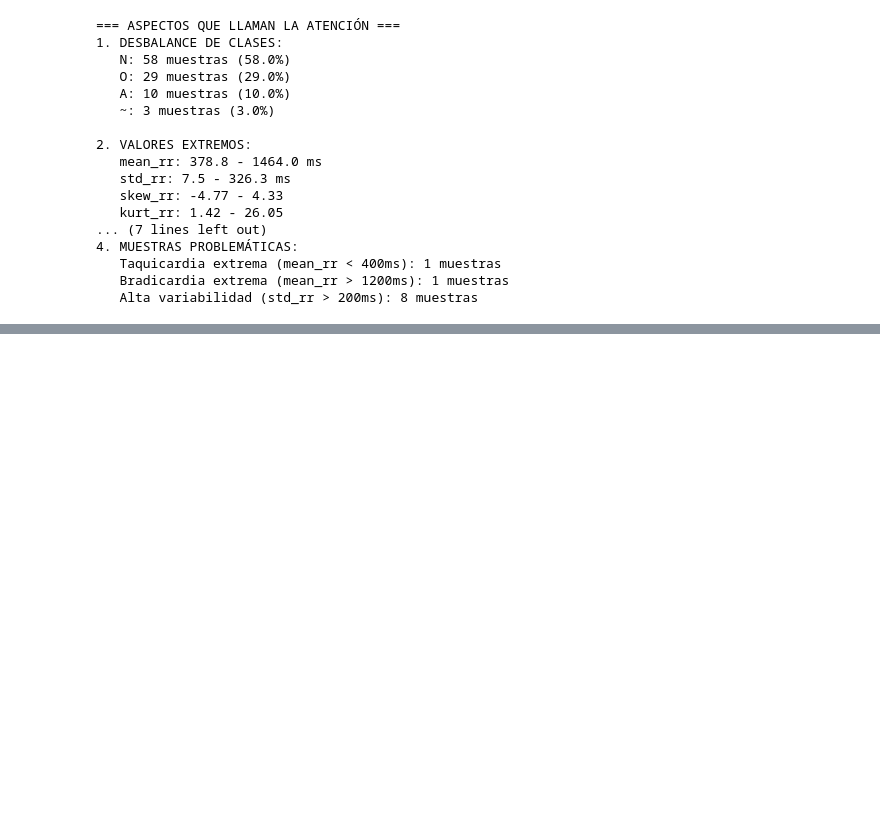
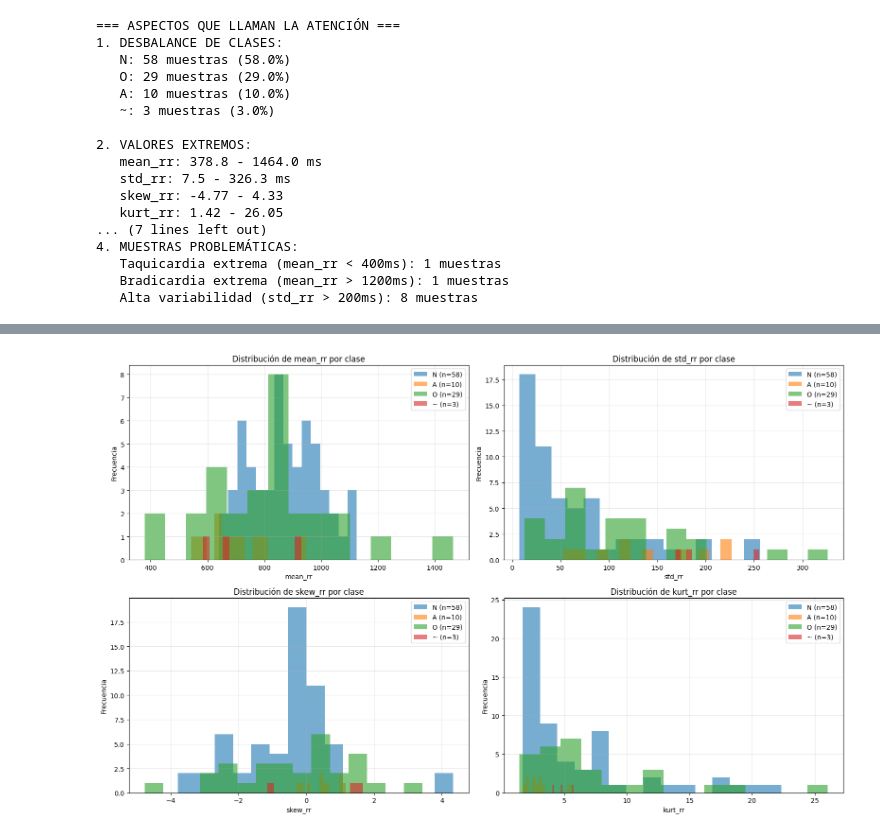
Before and after one commit to vynzk/proyectoML, a Jupyter notebook: Semana_1_Exploracion.ipynb, the cells around one changed output, grey strips where cells are left out. Saved outputs shown, nothing was run; the diff lists cells and outputs as text; code cells hidden in the pictures; blank space fills up the shorter version.

Commit message:
analisis detallas de los resultados

```diff
--- a/Semana_1_Exploracion.ipynb
+++ b/Semana_1_Exploracion.ipynb
@@ -492,3 +492,87 @@ kurt_rr   -0.111   0.028   -0.218    1.000
    Taquicardia extrema (mean_rr < 400ms): 1 muestras
    Bradicardia extrema (mean_rr > 1200ms): 1 muestras
    Alta variabilidad (std_rr > 200ms): 8 muestras
+# %%
+# Análisis adicional basado en los resultados obtenidos
+print("=== ANÁLISIS DETALLADO DE LOS RESULTADOS ===")
+
+# 5. Análisis de separabilidad entre clases
+print("\n5. SEPARABILIDAD ENTRE CLASES:")
+from scipy.stats import f_oneway
+
+# Test ANOVA para ver qué variables discriminan mejor
+for feature in ['mean_rr', 'std_rr', 'skew_rr', 'kurt_rr']:
+    groups = [df[df['label'] == label][feature].values for label in df['label'].unique()]
+    f_stat, p_value = f_oneway(*groups)
+    print(f"   {feature}: F-statistic = {f_stat:.2f}, p-value = {p_value:.2e}")
+
+# 6. Análisis por pares de clases más importantes
+print("\n6. ANÁLISIS NORMAL vs FIBRILACIÓN AURICULAR:")
+normal_data = df[df['label'] == 'N']
+afib_data = df[df['label'] == 'A']
+
+if len(normal_data) > 0 and len(afib_data) > 0:
+    print(f"\nNormal (N): {len(normal_data)} muestras")
+    print(f"AFib (A): {len(afib_data)} muestras")
+
+    print("\nDiferencias promedio:")
+    for feature in ['mean_rr', 'std_rr', 'skew_rr', 'kurt_rr']:
+        normal_mean = normal_data[feature].mean()
+        afib_mean = afib_data[feature].mean()
+        diff_percent = ((afib_mean - normal_mean) / normal_mean) * 100
+        print(f"   {feature}: Normal={normal_mean:.1f}, AFib={afib_mean:.1f} ({diff_percent:+.1f}%)")
+
+# 7. Identificar patrones característicos
+print("\n7. PATRONES CARACTERÍSTICOS:")
+
+# Fibrilación auricular típica: alta variabilidad
+high_variability = df[(df['std_rr'] > 100) & (df['label'] == 'A')]
+print(f"   AFib con alta variabilidad (std_rr > 100ms): {len(high_variability)} muestras")
+
+# Ritmo normal típico: baja variabilidad
+low_variability = df[(df['std_rr'] < 50) & (df['label'] == 'N')]
+print(f"   Normal con baja variabilidad (std_rr < 50ms): {len(low_variability)} muestras")
+
+# 8. Análisis de calidad del dataset
+print("\n8. CALIDAD DEL DATASET:")
+
+# Muestras con etiquetas problemáticas
+problematic_labels = df[df['label'].isin(['~', 'P'])]
+print(f"   Muestras con etiquetas problemáticas (~, P): {len(problematic_labels)}")
+
+# Muestras con valores fisiológicamente imposibles
+impossible_hr = df[(df['mean_rr'] < 300) | (df['mean_rr'] > 3000)]  # <20 bpm o >200 bpm
+print(f"   Muestras con frecuencia cardíaca imposible: {len(impossible_hr)}")
+
+# 9. Recomendaciones para preprocesamiento
+print("\n9. RECOMENDACIONES PARA PREPROCESAMIENTO:")
+
+if len(df[df['std_rr'] > 300]) > 0:
+    print("   - Considerar filtrar muestras con std_rr > 300ms (posible ruido)")
+
+if len(df['label'].unique()) > 4:
+    print("   - Considerar agrupar clases minoritarias (O, ~, P)")
+
+balance_ratio = df['label'].value_counts().max() / df['label'].value_counts().min()
+if balance_ratio > 3:
+    print(f"   - Aplicar técnicas de balanceo (ratio actual: {balance_ratio:.1f}:1)")
+
+# 10. Visualización de distribuciones por clase
+plt.figure(figsize=(16, 10))
+
+for i, feature in enumerate(['mean_rr', 'std_rr', 'skew_rr', 'kurt_rr']):
+    plt.subplot(2, 2, i+1)
+
+    for label in df['label'].unique():
+        subset = df[df['label'] == label]
+        plt.hist(subset[feature], alpha=0.6, label=f'{label} (n={len(subset)})', bins=15)
+
+    plt.xlabel(feature)
+    plt.ylabel('Frecuencia')
+    plt.title(f'Distribución de {feature} por clase')
+    plt.legend()
+    plt.grid(True, alpha=0.3)
+
+plt.tight_layout()
+plt.show()
+# %% [output]
@@ -494,0 +596 @@ kurt_rr   -0.111   0.028   -0.218    1.000
+[figure, added]
```
Also changed, not shown: parts of 1 cell of this notebook.
